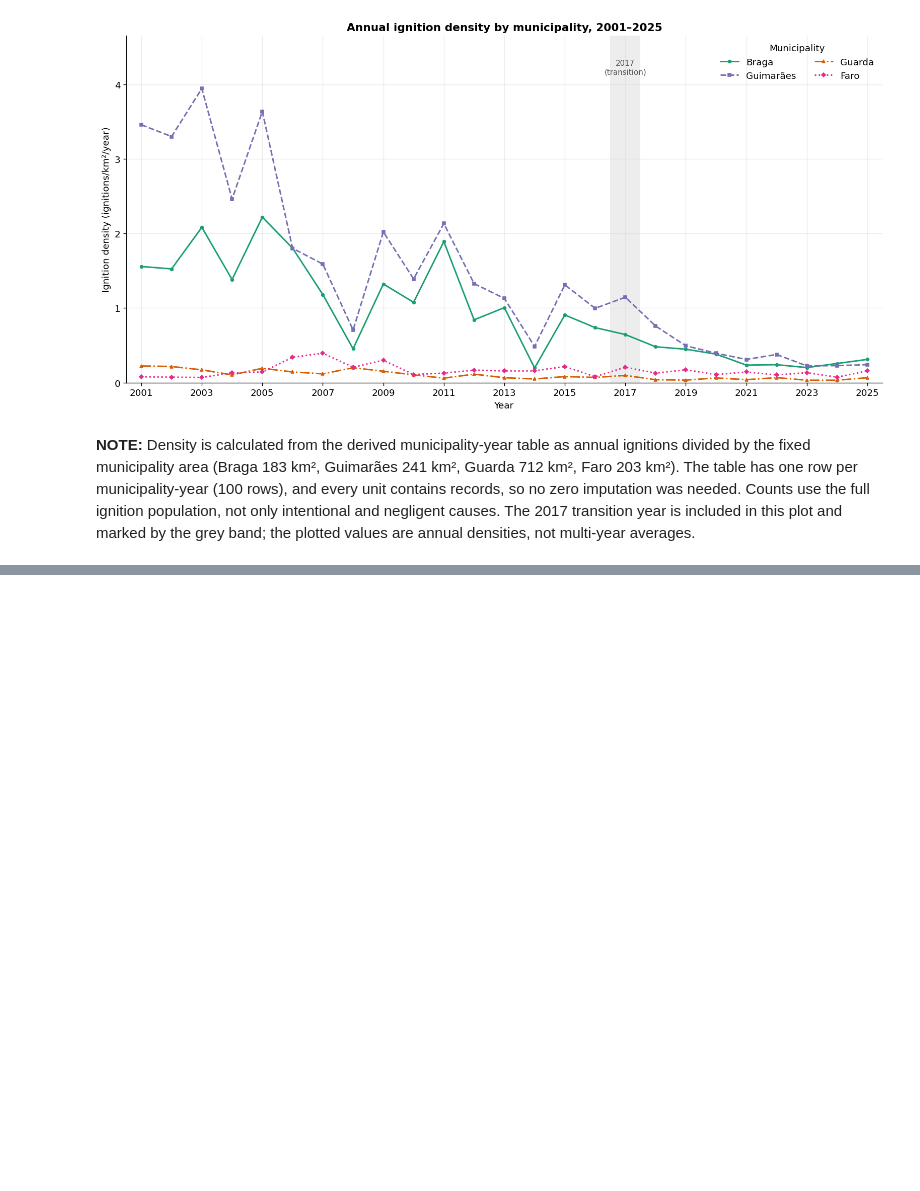
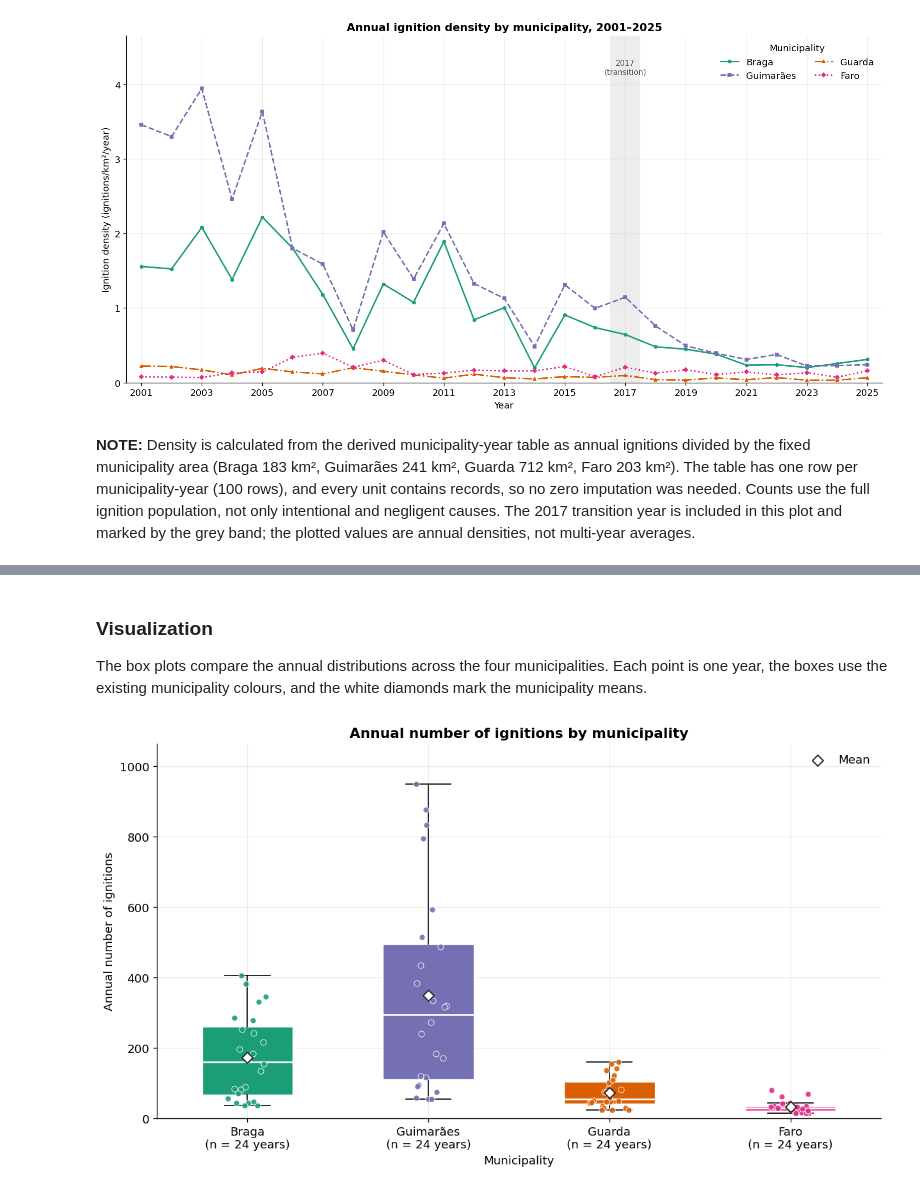
Before and after one commit to Rodrigosoares124/TEAM07-FCED, a Jupyter notebook: 00_scope_definition.ipynb, the cells around one changed output, grey strips where cells are left out. Saved outputs shown, nothing was run; the diff lists cells and outputs as text; code cells hidden in the pictures; blank space fills up the shorter version.

```diff
--- a/00_scope_definition.ipynb
+++ b/00_scope_definition.ipynb
@@ -2320,0 +3554,66 @@ IGNITION DENSITY CONCLUSIONS:
+# %% [markdown]
+### Visualization
+
+The box plots compare the annual distributions across the four municipalities. Each point is one year, the boxes use the existing municipality colours, and the white diamonds mark the municipality means.
+# %%
+# Box plots with the individual municipality-year observations overlaid.
+rq3_positions = np.arange(1, len(MUNICIPALITIES) + 1)
+rq3_rng = np.random.default_rng(2026)
+
+fig, ax = plt.subplots(figsize=(10.2, 5.8), constrained_layout=True)
+rq3_boxplot = ax.boxplot(
+    [rq3_groups[m] for m in MUNICIPALITIES],
+    positions=rq3_positions,
+    widths=0.5,
+    patch_artist=True,
+    showfliers=False,
+    medianprops={"color": "white", "linewidth": 1.6},
+)
+for patch, municipality in zip(rq3_boxplot["boxes"], MUNICIPALITIES):
+    patch.set_facecolor(MUNICIPALITY_COLORS[municipality])
+    patch.set_edgecolor("white")
+    patch.set_linewidth(0.8)
+
+for position, municipality in zip(rq3_positions, MUNICIPALITIES):
+    values = rq3_groups[municipality]
+    jitter = rq3_rng.uniform(-0.11, 0.11, len(values))
+    ax.scatter(
+        position + jitter,
+        values,
+        s=30,
+        color=MUNICIPALITY_COLORS[municipality],
+        edgecolor="white",
+        linewidth=0.6,
+        alpha=0.9,
+        zorder=3,
+    )
+
+ax.scatter(
+    rq3_positions,
+    [rq3_groups[m].mean() for m in MUNICIPALITIES],
+    marker="D",
+    s=52,
+    facecolor="white",
+    edgecolor="#222222",
+    linewidth=1.2,
+    zorder=4,
+    label="Mean",
+)
+
+ax.set_xticks(rq3_positions)
+ax.set_xticklabels([
+    f"{MUNICIPALITY_LABELS[m]}\n(n = {len(rq3_groups[m])} years)"
+    for m in MUNICIPALITIES
+])
+ax.set_xlim(0.5, len(MUNICIPALITIES) + 0.5)
+ax.set_ylim(0, max(values.max() for values in rq3_groups.values()) * 1.12)
+ax.set_xlabel("Municipality")
+ax.set_ylabel("Annual number of ignitions")
+ax.set_title("Annual number of ignitions by municipality")
+ax.grid(axis="y", alpha=0.25)
+ax.set_axisbelow(True)
+ax.legend(loc="upper right", frameon=False)
+plt.show()
+plt.close(fig)
+# %% [output]
+[figure, added]
```
Also changed, not shown: parts of 50 cells of this notebook.
